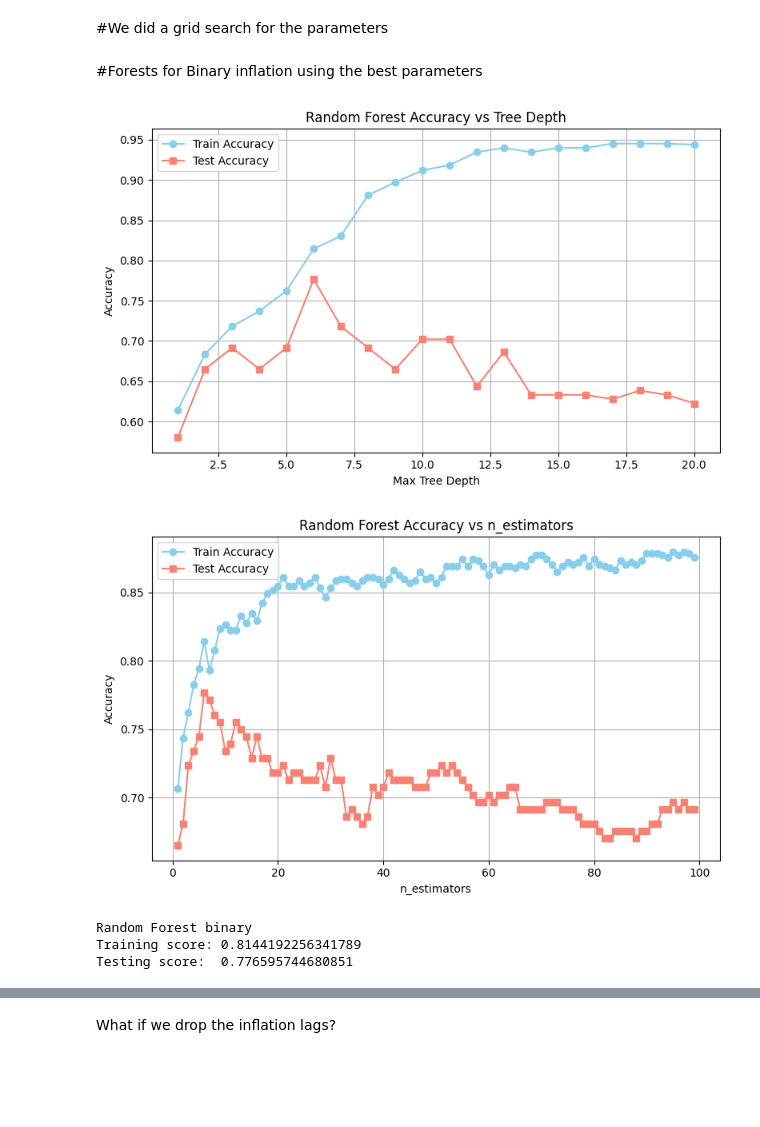
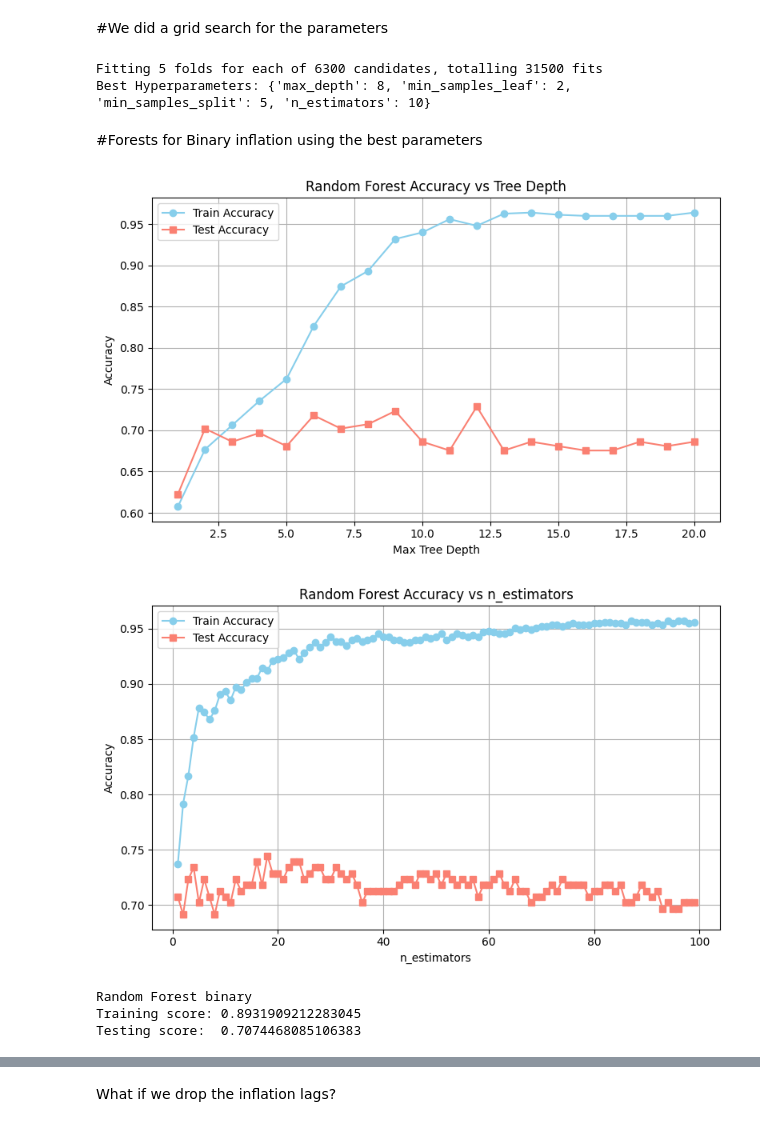
Before and after one commit to annadelpozo/MDL-Turing, a Jupyter notebook: MDL_project_Final_version.ipynb, the cells around one changed output, grey strips where cells are left out. Cells and saved outputs as stored; diff of their text form; code cells hidden in the pictures; blank space fills up the shorter version.

```diff
--- a/MDL_project_Final_version.ipynb
+++ b/MDL_project_Final_version.ipynb
@@ -159,7 +159,7 @@ Drop all remaining NaN rows
 
 Also: create df_encoded and encode by country as a method of including country effects
 # %%
-data.drop(columns = ["GDP deflator Index growth rate", "Headline Consumer Price Inflation", "Continent/Region", "Producer_price_inflation_lag1", "Official_Core_CPI_lag1","Year"], inplace = True)
+data.drop(columns = ["Headline Consumer Price Inflation","GDP deflator Index growth rate", "Continent/Region", "Producer_price_inflation_lag1", "Official_Core_CPI_lag1","Year"], inplace = True)
 data.dropna(inplace = True)
 
 countries_to_drop = ["Zimbabwe", "Lebanon", "Argentina","Turkey"]
@@ -183,6 +183,46 @@ print(X_train.shape, X_test.shape, y_train.shape, y_test.shape)
 (749, 9) (188, 9) (749,) (188,)
 # %% [markdown]
 #We did a grid search for the parameters
+# %%
+from inspect import modulesbyfile
+from sklearn.ensemble import RandomForestRegressor
+from sklearn.ensemble import RandomForestClassifier
+from sklearn.model_selection import GridSearchCV
+
+modelrf = RandomForestClassifier(random_state=42)
+param_grid = {
+    "n_estimators": [5,6,7,8,9,10,11,12,13,14,15,16,17,18,19,20,25,30,35,40,50],          # Number of trees in the forest
+    "max_depth": [1,2,3,4,5,6,7,8,9, 10, 15, 20],         # Maximum depth of trees
+    "min_samples_split": [1,2,3, 5, 7],         # Minimum samples required to split a node
+    "min_samples_leaf": [1, 2,3,4, 5]            # Minimum samples at leaf node
+}
+
+# Perform Grid Search with Cross-Validation
+grid_search = GridSearchCV(
+    estimator = modelrf,
+    param_grid = param_grid,
+    scoring = "accuracy",
+    cv = 5,            # 5-fold cross-validation
+    n_jobs = -1,       # Use all CPU cores for faster computation
+    verbose = 2        # Print progress
+)
+
+
+
+# Fit the Grid Search to the data
+grid_search.fit(X_train, y_train)
+
+# Get the best parameters
+print("Best Hyperparameters:", grid_search.best_params_)
+
+# Get the best model
+best_rf = grid_search.best_estimator_
+
+# Evaluate on test set
+test_score = best_rf.score(X_test, y_test)
+# %% [output]
+Fitting 5 folds for each of 6300 candidates, totalling 31500 fits
+Best Hyperparameters: {'max_depth': 8, 'min_samples_leaf': 2, 'min_samples_split': 5, 'n_estimators': 10}
 # %% [markdown]
 #Forests for Binary inflation using the best parameters
 # %%
@@ -196,11 +236,10 @@ test_accuracies = []
 
 for depth in depths:
     model = RandomForestClassifier(
-        n_estimators=6,
-        max_depth=depth,
-        min_samples_leaf=2,
-        min_samples_split=3,
-        max_features='sqrt',
+        n_estimators=10,
+        max_depth = depth,
+        min_samples_leaf = 2,
+        min_samples_split = 5,
         random_state=42
     )
     model.fit(X_train, y_train)
@@ -219,47 +258,45 @@ plt.grid(True)
 plt.tight_layout()
 plt.show()
 # %% [output]
-[figure, old version]
+[figure, new version]
 # %%
 import matplotlib.pyplot as plt
 from sklearn.ensemble import RandomForestClassifier
 import numpy as np
 
 estim = list(range(1, 100))  # Try depths from 1 to 20
 train_accuracies = []
 test_accuracies = []
 
 for estimator in estim:
     model = RandomForestClassifier(
         n_estimators=estimator,
-        max_depth=6,
-        min_samples_leaf=2,
-        min_samples_split=3,
-        max_features='sqrt',
+        max_depth=8,
+        min_samples_leaf = 2,
+        min_samples_split = 5,
         random_state=42
     )
     model.fit(X_train, y_train)
     train_accuracies.append(model.score(X_train, y_train))
     test_accuracies.append(model.score(X_test, y_test))
 
 # Plotting
 plt.figure(figsize=(8, 5))
 plt.plot(estim, train_accuracies, marker='o', label='Train Accuracy', color='skyblue')
 plt.plot(estim, test_accuracies, marker='s', label='Test Accuracy', color='salmon')
 plt.xlabel('n_estimators')
 plt.ylabel('Accuracy')
 plt.title('Random Forest Accuracy vs n_estimators')
 plt.legend()
 plt.grid(True)
 plt.tight_layout()
 plt.show()
 # %% [output]
-[figure, old version]
+[figure, new version]
 # %%
 from sklearn.ensemble import RandomForestClassifier as RFC
-
-#Best Parameters: {'max_depth': 6, 'max_features': 'sqrt', 'min_samples_leaf': 2, 'min_samples_split': 3, 'n_estimators': 30}
-modelRFC = RFC(n_estimators=6, max_depth=6, min_samples_leaf = 2, max_features = "sqrt", min_samples_split = 3, random_state=42)
+#Best Hyperparameters: {'max_depth': 8, 'min_samples_leaf': 2, 'min_samples_split': 5, 'n_estimators': 10}
+modelRFC = RFC(n_estimators=10, max_depth=8,min_samples_leaf = 2, min_samples_split=5, random_state=42)
 modelRFC.fit(X_train, y_train)
 
 print("Random Forest binary")
@@ -272,8 +309,8 @@ def get_accuracies(model, train_X, train_y, test_X, test_y):
 get_accuracies(modelRFC, X_train, y_train, X_test, y_test)
 # %% [output]
 Random Forest binary
-Training score: 0.8144192256341789
-Testing score:  0.776595744680851
+Training score: 0.8931909212283045
+Testing score:  0.7074468085106383
 # %%
 import matplotlib.pyplot as plt
 from sklearn.metrics import ConfusionMatrixDisplay
```
Also changed, not shown: parts of 10 cells of this notebook.
